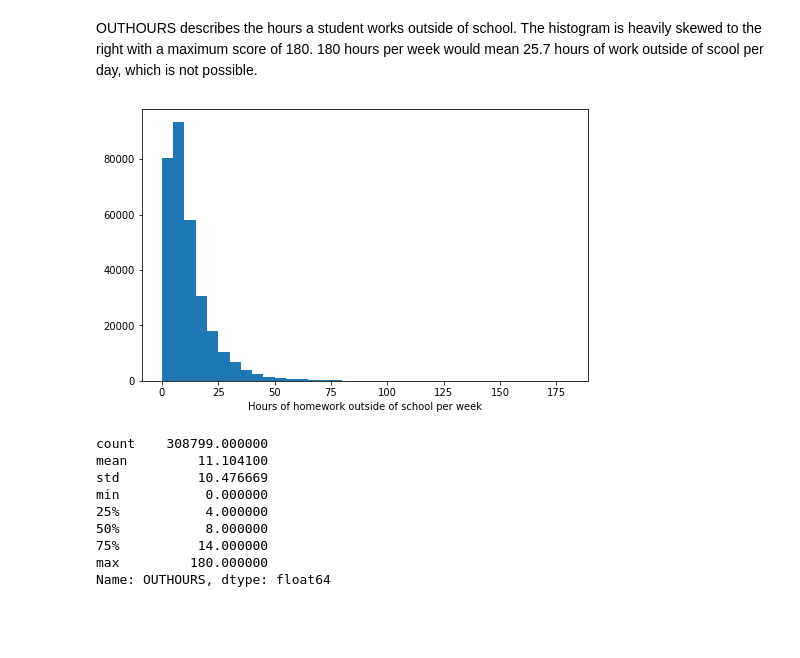
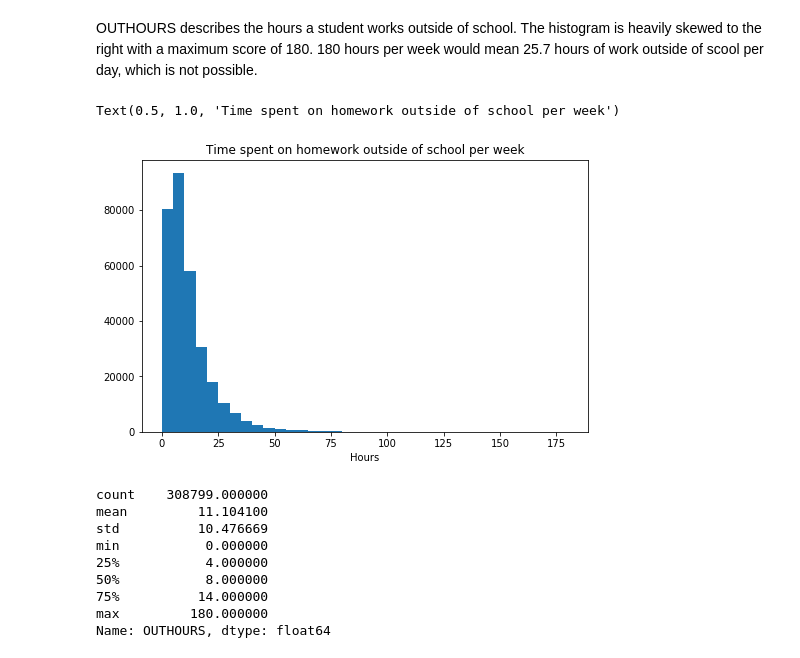
Before and after one commit to Jannis12324/mining_pisa_study, a Jupyter notebook: exploration.ipynb, the cells around one changed output. Saved outputs shown, nothing was run; the diff lists cells and outputs as text; code cells hidden in the pictures; blank space fills up the shorter version.

Commit message:
refactor/docs: Polishes the figures and adds more documentation.

```diff
--- a/exploration.ipynb
+++ b/exploration.ipynb
@@ -248,13 +248,15 @@ OUTHOURS describes the hours a student works outside of school. The histogram is
 # %%
 
 binsize = 5
 bins = np.arange(0, df['OUTHOURS'].max()+binsize, binsize)
 
 plt.figure(figsize=[8, 5])
 plt.hist(data = df, x = 'OUTHOURS', bins = bins)
-plt.xlabel('Hours of homework outside of school per week');
+plt.xlabel('Hours');
+plt.title("Time spent on homework outside of school per week")
 # %% [output]
+Text(0.5, 1.0, 'Time spent on homework outside of school per week')
-[figure, old version]
+[figure, new version]
 # %%
 df.OUTHOURS.describe()
 # %% [output]
```
Also changed, not shown: parts of 15 cells of this notebook, 2 other files.
